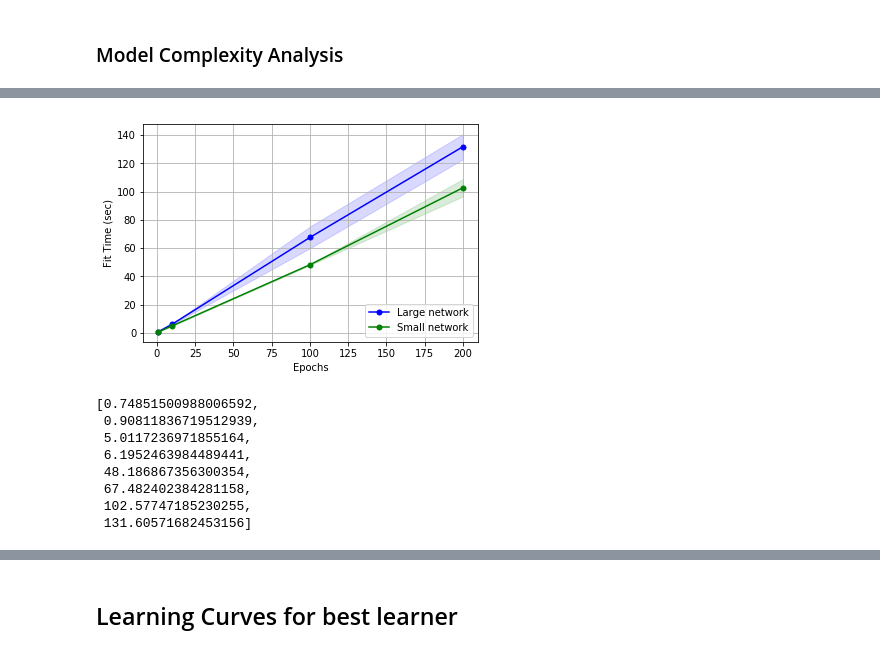
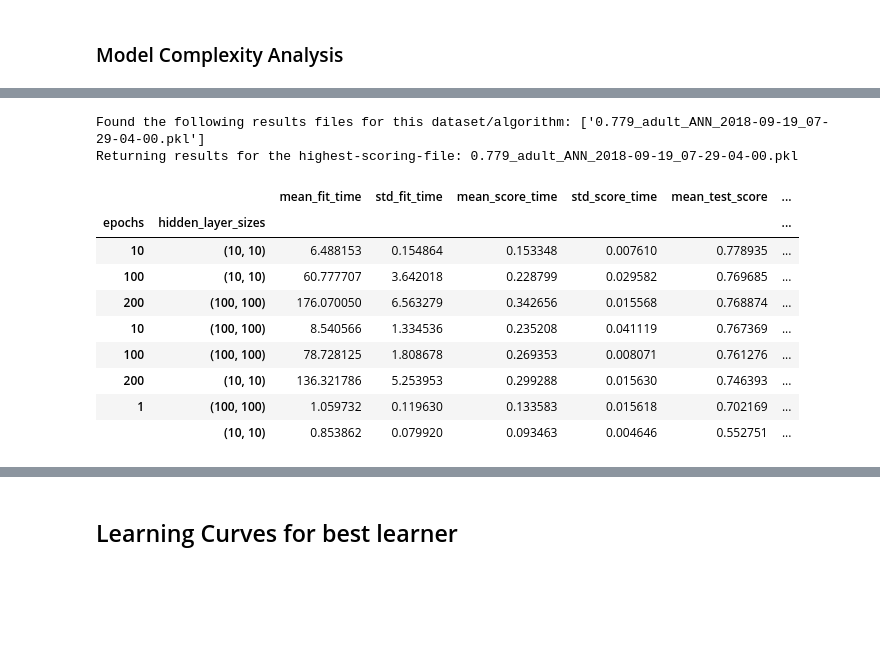
Before and after one commit to haniahhaq/CS7641-assignment-1, a Jupyter notebook: nb_adult_ann.ipynb, the cells around one changed output, grey strips where cells are left out. Saved outputs shown, nothing was run; the diff lists cells and outputs as text; code cells hidden in the pictures; blank space fills up the shorter version.

```diff
--- a/nb_adult_ann.ipynb
+++ b/nb_adult_ann.ipynb
@@ -272,37 +128,0 @@ plt.show()
-# %%
-fig, ax = plt.subplots()
-
-ax.plot(param_grid['epochs'], large_network['mean_fit_time'],
-      color='blue', marker='o',
-      markersize=5, label='Large network')
-ax.fill_between(param_grid['epochs'],
-              large_network['mean_fit_time'] + large_network['std_fit_time'],
-              large_network['mean_fit_time'] - large_network['std_fit_time'],
-              alpha=0.15, color='blue')
-
-ax.plot(param_grid['epochs'], small_network['mean_fit_time'],
-      color='green', marker='o',
-      markersize=5, label='Small network')
-ax.fill_between(param_grid['epochs'],
-              small_network['mean_fit_time'] + small_network['std_fit_time'],
-              small_network['mean_fit_time'] - small_network['std_fit_time'],
-              alpha=0.15, color='green')
-
-plt.grid()
-plt.legend(loc='lower right')
-ax.set_ylabel('Fit Time (sec)')
-plt.xlabel('Epochs')
-plt.show()
-# %% [output]
-[figure, removed]
-# %%
-sorted(res['mean_fit_time'])
-# %% [output]
-[0.74851500988006592,
- 0.90811836719512939,
- 5.0117236971855164,
- 6.1952463984489441,
- 48.186867356300354,
- 67.482402384281158,
- 102.57747185230255,
- 131.60571682453156]
@@ -310,0 +129,17 @@ sorted(res['mean_fit_time'])
+# %%
+# res = load_best_search(dataset, learner_type)
+res_df = scikit_cv_result_to_df(res)
+res_df.sort_values(by='rank_test_score').head(10)
+# %% [output]
+Found the following results files for this dataset/algorithm: ['0.779_adult_ANN_2018-09-19_07-29-04-00.pkl']
+Returning results for the highest-scoring-file: 0.779_adult_ANN_2018-09-19_07-29-04-00.pkl
+|  |  | mean_fit_time | std_fit_time | mean_score_time | std_score_time | mean_test_score | ... |
+| epochs | hidden_layer_sizes |  |  |  |  |  | ... |
+| 10 | (10, 10) | 6.488153 | 0.154864 | 0.153348 | 0.007610 | 0.778935 | ... |
+| 100 | (10, 10) | 60.777707 | 3.642018 | 0.228799 | 0.029582 | 0.769685 | ... |
+| 200 | (100, 100) | 176.070050 | 6.563279 | 0.342656 | 0.015568 | 0.768874 | ... |
+| 10 | (100, 100) | 8.540566 | 1.334536 | 0.235208 | 0.041119 | 0.767369 | ... |
+| 100 | (100, 100) | 78.728125 | 1.808678 | 0.269353 | 0.008071 | 0.761276 | ... |
+| 200 | (10, 10) | 136.321786 | 5.253953 | 0.299288 | 0.015630 | 0.746393 | ... |
+| 1 | (100, 100) | 1.059732 | 0.119630 | 0.133583 | 0.015618 | 0.702169 | ... |
+|  | (10, 10) | 0.853862 | 0.079920 | 0.093463 | 0.004646 | 0.552751 | ... |
```
Also changed, not shown: parts of 35 cells of this notebook, 57 other files.
